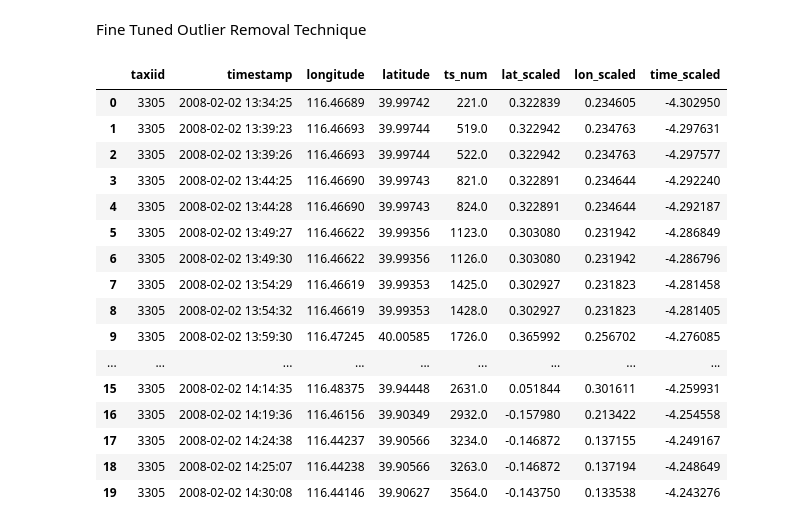
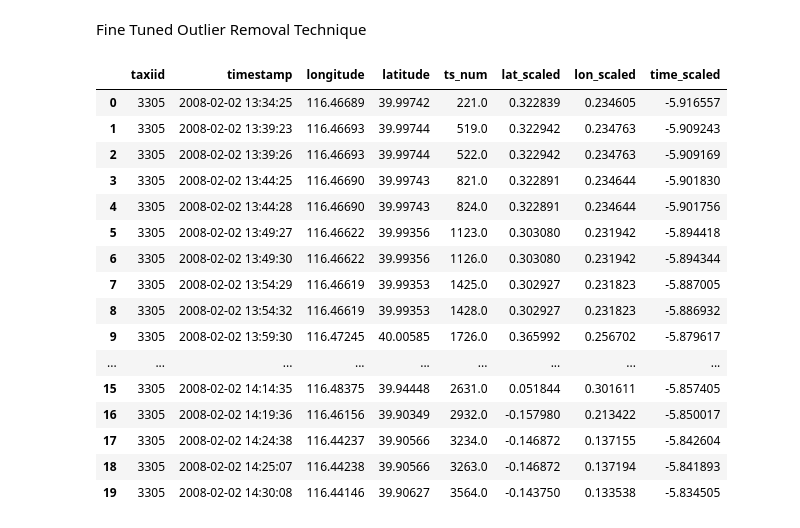
Before and after one commit to leeprasath/IEEE_SubResizeUsingAIForFleetVehicles, a Jupyter notebook: notebook/03_HDBSCAN_ul_gpu.ipynb, the cells around one changed output. Drawn from its saved outputs; the diff is of its cells as text; code cells hidden in the pictures.

```diff
--- a/notebook/03_HDBSCAN_ul_gpu.ipynb
+++ b/notebook/03_HDBSCAN_ul_gpu.ipynb
@@ -392,39 +393,39 @@ Fine Tuned Outlier Removal Technique
 # %%
 import pandas as pd
 from sklearn.preprocessing import StandardScaler
 
 df_cleaned = pd.read_csv("cleaned_gps_dataset_20250624_0857.csv")
 df_cleaned['timestamp'] = pd.to_datetime(df_cleaned['timestamp'])
 
 df_cleaned['ts_num'] = (
     df_cleaned['timestamp'] - df_cleaned['timestamp'].min()
 ).dt.total_seconds()
 
 scaled_features = StandardScaler().fit_transform(df_cleaned[['latitude', 'longitude', 'ts_num']])
 df_cleaned[['lat_scaled', 'lon_scaled', 'time_scaled']] = scaled_features
 
 # Now amplify time
-df_cleaned['time_scaled'] *= 8/3 #6 times
+df_cleaned['time_scaled'] *= 11/3 #6 times
 
 df_cleaned.head(20)
 # %% [output]
 |  | taxiid | timestamp | longitude | latitude | ts_num | lat_scaled | lon_scaled | time_scaled |
-| 0 | 3305 | 2008-02-02 13:34:25 | 116.46689 | 39.99742 | 221.0 | 0.322839 | 0.234605 | -4.302950 |
-| 1 | 3305 | 2008-02-02 13:39:23 | 116.46693 | 39.99744 | 519.0 | 0.322942 | 0.234763 | -4.297631 |
-| 2 | 3305 | 2008-02-02 13:39:26 | 116.46693 | 39.99744 | 522.0 | 0.322942 | 0.234763 | -4.297577 |
-| 3 | 3305 | 2008-02-02 13:44:25 | 116.46690 | 39.99743 | 821.0 | 0.322891 | 0.234644 | -4.292240 |
-| 4 | 3305 | 2008-02-02 13:44:28 | 116.46690 | 39.99743 | 824.0 | 0.322891 | 0.234644 | -4.292187 |
-| 5 | 3305 | 2008-02-02 13:49:27 | 116.46622 | 39.99356 | 1123.0 | 0.303080 | 0.231942 | -4.286849 |
-| 6 | 3305 | 2008-02-02 13:49:30 | 116.46622 | 39.99356 | 1126.0 | 0.303080 | 0.231942 | -4.286796 |
-| 7 | 3305 | 2008-02-02 13:54:29 | 116.46619 | 39.99353 | 1425.0 | 0.302927 | 0.231823 | -4.281458 |
-| 8 | 3305 | 2008-02-02 13:54:32 | 116.46619 | 39.99353 | 1428.0 | 0.302927 | 0.231823 | -4.281405 |
-| 9 | 3305 | 2008-02-02 13:59:30 | 116.47245 | 40.00585 | 1726.0 | 0.365992 | 0.256702 | -4.276085 |
+| 0 | 3305 | 2008-02-02 13:34:25 | 116.46689 | 39.99742 | 221.0 | 0.322839 | 0.234605 | -5.916557 |
+| 1 | 3305 | 2008-02-02 13:39:23 | 116.46693 | 39.99744 | 519.0 | 0.322942 | 0.234763 | -5.909243 |
+| 2 | 3305 | 2008-02-02 13:39:26 | 116.46693 | 39.99744 | 522.0 | 0.322942 | 0.234763 | -5.909169 |
+| 3 | 3305 | 2008-02-02 13:44:25 | 116.46690 | 39.99743 | 821.0 | 0.322891 | 0.234644 | -5.901830 |
+| 4 | 3305 | 2008-02-02 13:44:28 | 116.46690 | 39.99743 | 824.0 | 0.322891 | 0.234644 | -5.901756 |
+| 5 | 3305 | 2008-02-02 13:49:27 | 116.46622 | 39.99356 | 1123.0 | 0.303080 | 0.231942 | -5.894418 |
+| 6 | 3305 | 2008-02-02 13:49:30 | 116.46622 | 39.99356 | 1126.0 | 0.303080 | 0.231942 | -5.894344 |
+| 7 | 3305 | 2008-02-02 13:54:29 | 116.46619 | 39.99353 | 1425.0 | 0.302927 | 0.231823 | -5.887005 |
+| 8 | 3305 | 2008-02-02 13:54:32 | 116.46619 | 39.99353 | 1428.0 | 0.302927 | 0.231823 | -5.886932 |
+| 9 | 3305 | 2008-02-02 13:59:30 | 116.47245 | 40.00585 | 1726.0 | 0.365992 | 0.256702 | -5.879617 |
 | ... | ... | ... | ... | ... | ... | ... | ... | ... |
-| 15 | 3305 | 2008-02-02 14:14:35 | 116.48375 | 39.94448 | 2631.0 | 0.051844 | 0.301611 | -4.259931 |
-| 16 | 3305 | 2008-02-02 14:19:36 | 116.46156 | 39.90349 | 2932.0 | -0.157980 | 0.213422 | -4.254558 |
-| 17 | 3305 | 2008-02-02 14:24:38 | 116.44237 | 39.90566 | 3234.0 | -0.146872 | 0.137155 | -4.249167 |
-| 18 | 3305 | 2008-02-02 14:25:07 | 116.44238 | 39.90566 | 3263.0 | -0.146872 | 0.137194 | -4.248649 |
-| 19 | 3305 | 2008-02-02 14:30:08 | 116.44146 | 39.90627 | 3564.0 | -0.143750 | 0.133538 | -4.243276 |
+| 15 | 3305 | 2008-02-02 14:14:35 | 116.48375 | 39.94448 | 2631.0 | 0.051844 | 0.301611 | -5.857405 |
+| 16 | 3305 | 2008-02-02 14:19:36 | 116.46156 | 39.90349 | 2932.0 | -0.157980 | 0.213422 | -5.850017 |
+| 17 | 3305 | 2008-02-02 14:24:38 | 116.44237 | 39.90566 | 3234.0 | -0.146872 | 0.137155 | -5.842604 |
+| 18 | 3305 | 2008-02-02 14:25:07 | 116.44238 | 39.90566 | 3263.0 | -0.146872 | 0.137194 | -5.841893 |
+| 19 | 3305 | 2008-02-02 14:30:08 | 116.44146 | 39.90627 | 3564.0 | -0.143750 | 0.133538 | -5.834505 |
 # %%
 import umap
 import hdbscan
```
Also changed, not shown: parts of 10 cells of this notebook.
